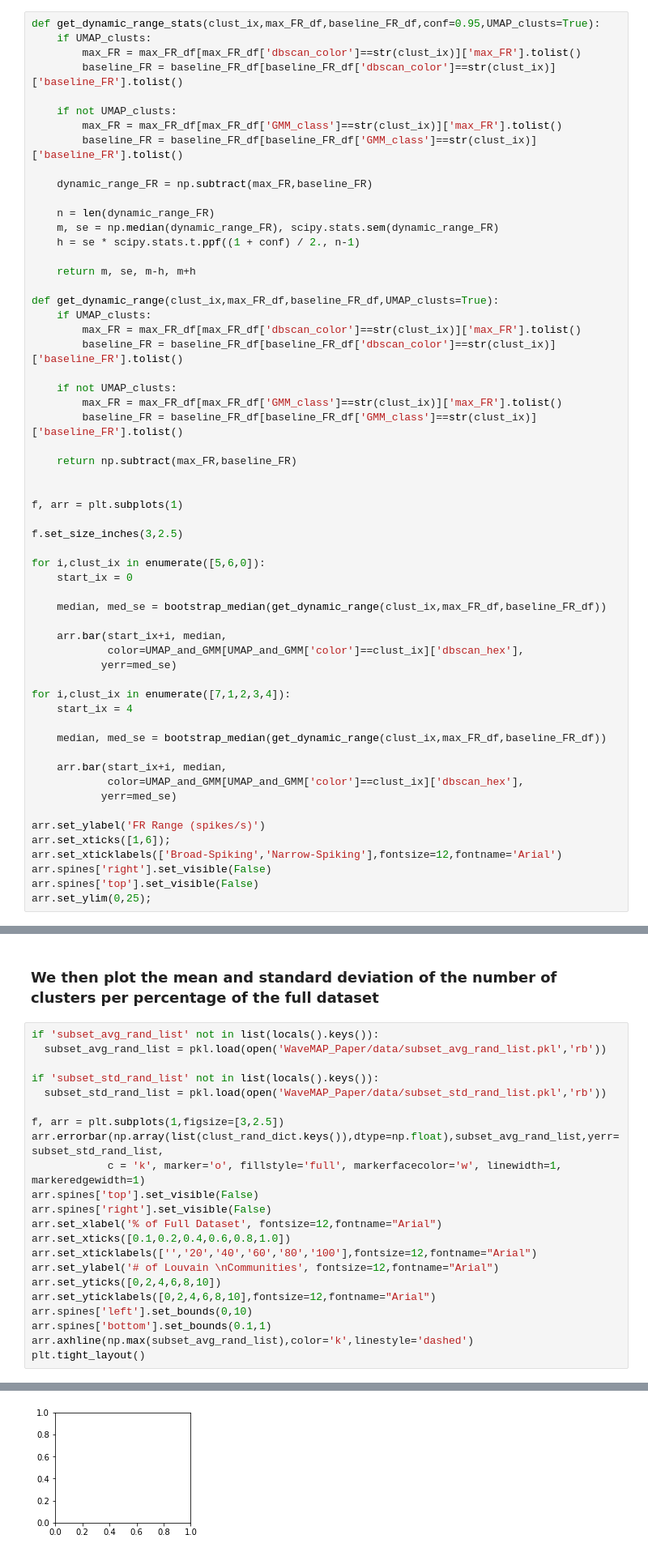
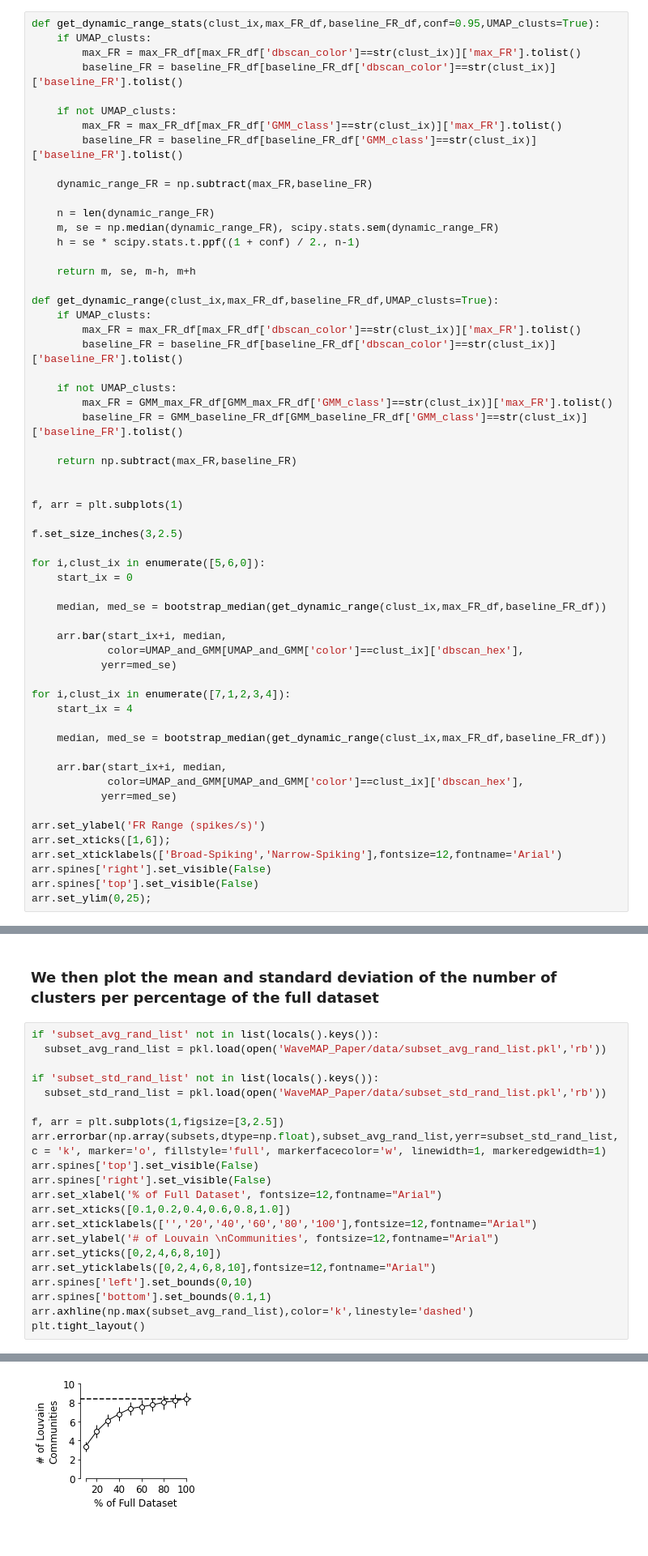
Before and after one commit to EricKenjiLee/WaveMAP_Paper, a Jupyter notebook: WaveMAP_Figures_Data.ipynb, the cells around one changed output, grey strips where cells are left out. Shown at 81% size. Cells and saved outputs as stored; diff of their text form.

```diff
--- a/WaveMAP_Figures_Data.ipynb
+++ b/WaveMAP_Figures_Data.ipynb
@@ -1353,8 +1346,8 @@ def get_dynamic_range(clust_ix,max_FR_df,baseline_FR_df,UMAP_clusts=True):
         baseline_FR = baseline_FR_df[baseline_FR_df['dbscan_color']==str(clust_ix)]['baseline_FR'].tolist()
 
     if not UMAP_clusts:
-        max_FR = max_FR_df[max_FR_df['GMM_class']==str(clust_ix)]['max_FR'].tolist()
-        baseline_FR = baseline_FR_df[baseline_FR_df['GMM_class']==str(clust_ix)]['baseline_FR'].tolist()
+        max_FR = GMM_max_FR_df[GMM_max_FR_df['GMM_class']==str(clust_ix)]['max_FR'].tolist()
+        baseline_FR = GMM_baseline_FR_df[GMM_baseline_FR_df['GMM_class']==str(clust_ix)]['baseline_FR'].tolist()
 
     return np.subtract(max_FR,baseline_FR)
 
@@ -1940,8 +1943,7 @@ if 'subset_std_rand_list' not in list(locals().keys()):
   subset_std_rand_list = pkl.load(open('WaveMAP_Paper/data/subset_std_rand_list.pkl','rb'))
 
 f, arr = plt.subplots(1,figsize=[3,2.5])
-arr.errorbar(np.array(list(clust_rand_dict.keys()),dtype=np.float),subset_avg_rand_list,yerr=subset_std_rand_list,
-            c = 'k', marker='o', fillstyle='full', markerfacecolor='w', linewidth=1, markeredgewidth=1)
+arr.errorbar(np.array(subsets,dtype=np.float),subset_avg_rand_list,yerr=subset_std_rand_list,c = 'k', marker='o', fillstyle='full', markerfacecolor='w', linewidth=1, markeredgewidth=1)
 arr.spines['top'].set_visible(False)
 arr.spines['right'].set_visible(False)
 arr.set_xlabel('% of Full Dataset', fontsize=12,fontname="Arial")
@@ -1959,4 +1960,4 @@ ValueError: ignored
-[figure, old version]
+[figure, new version]
 # %% [markdown]
 ## Figure S2C: Ensemble clustering on graphs
 # %%
```
Also changed, not shown: parts of 28 cells of this notebook.
